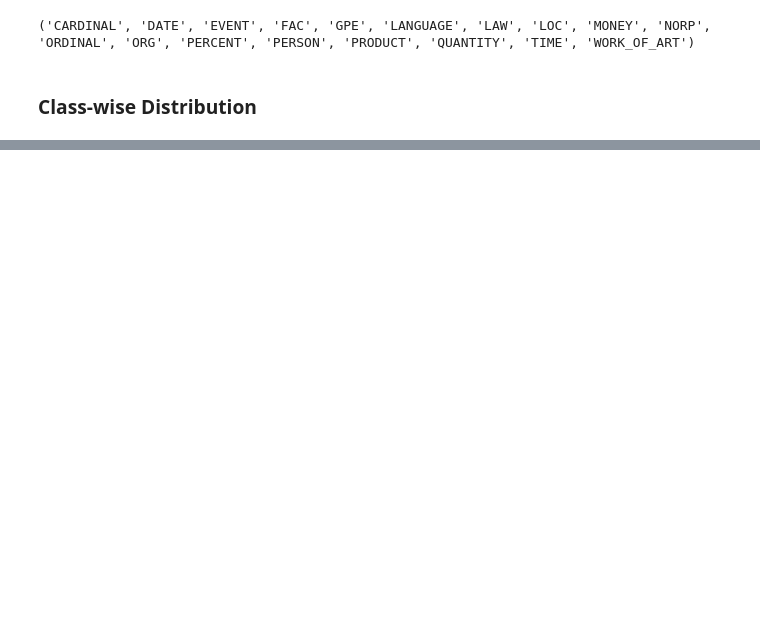
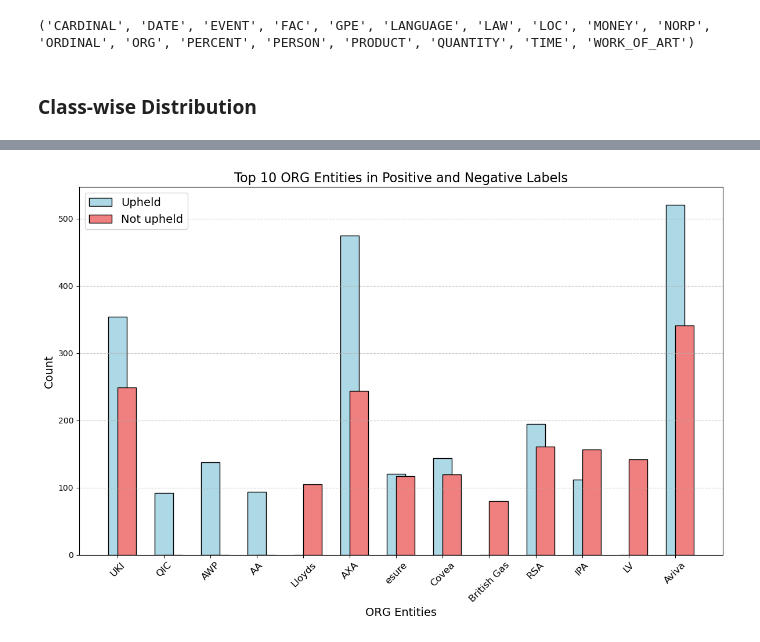
Before and after one commit to LeleVibrato/sb-code, a Jupyter notebook: eda_subset.ipynb, the cells around one changed output, grey strips where cells are left out. Cells and saved outputs as stored; diff of their text form; code cells hidden in the pictures; blank space fills up the shorter version.

```diff
--- a/eda_subset.ipynb
+++ b/eda_subset.ipynb
@@ -274,0 +216,60 @@ for class_label in merged_counts['Class'].unique():
+# %%
+def plot_top_entities(entities_with_labels, entity_type, top_n=10):
+    # filter entities by type and their text labels
+    entities_with_labels_filtered = [(entity, text_label) for entity, entity_label, text_label in entities_with_labels if entity_label == entity_type]
+
+    # count occurrences of each entity based on label positivity
+    entity_counts = {
+        1: Counter([entity for entity, label in entities_with_labels_filtered if label == 1]),
+        0: Counter([entity for entity, label in entities_with_labels_filtered if label == 0])
+    }
+
+    # identify top n entities for positive and negative labels
+    top_entities_positive = dict(entity_counts[1].most_common(top_n))
+    top_entities_negative = dict(entity_counts[0].most_common(top_n))
+
+    # extract unique entities from top lists
+    unique_entities = set(top_entities_positive.keys()).union(set(top_entities_negative.keys()))
+
+    # prepare count data for plotting
+    positive_counts = [top_entities_positive.get(entity, 0) for entity in unique_entities]
+    negative_counts = [top_entities_negative.get(entity, 0) for entity in unique_entities]
+
+    # setup plot
+    x = range(len(unique_entities))
+    plt.figure(figsize=(12, 8))
+
+    # define colors for bars
+    bar_colors_positive = ['lightblue'] * len(unique_entities)
+    bar_colors_negative = ['lightcoral'] * len(unique_entities)
+
+    # create bar plots
+    plt.bar(x, positive_counts, width=0.4, label='Upheld', align='center', color=bar_colors_positive, edgecolor='black')
+    plt.bar(x, negative_counts, width=0.4, label='Not upheld', align='edge', color=bar_colors_negative, edgecolor='black')
+
+    # set titles and labels
+    plt.xlabel(f'{entity_type} Entities', fontsize=14)
+    plt.ylabel('Count', fontsize=14)
+    plt.title(f'Top {top_n} {entity_type} Entities in Positive and Negative Labels', fontsize=16)
+    plt.xticks(x, unique_entities, rotation=45, fontsize=12)
+    plt.legend(fontsize=14, title_fontsize='14')
+
+    # add grid and adjust layout
+    plt.grid(axis='y', linestyle='--', alpha=0.7)
+    plt.tight_layout()
+
+    # add spacing between bars
+    plt.gca().margins(x=0.05)
+
+    # save plot if directory does not exist
+    if not os.path.exists('plots'):
+        os.makedirs('plots')
+    filename = "eda-" + "NER-" + entity_type.replace(" ", "-") + "-top-entities"
+    plt.savefig(f'plots/{filename}.png', dpi=300, bbox_inches='tight')
+
+    plt.show()
+
+# plot top 'ORG' entities
+plot_top_entities(entities_with_labels, 'ORG')
+# %% [output]
+[figure, added]
```
Also changed, not shown: parts of 7 cells of this notebook, 14 other files.
